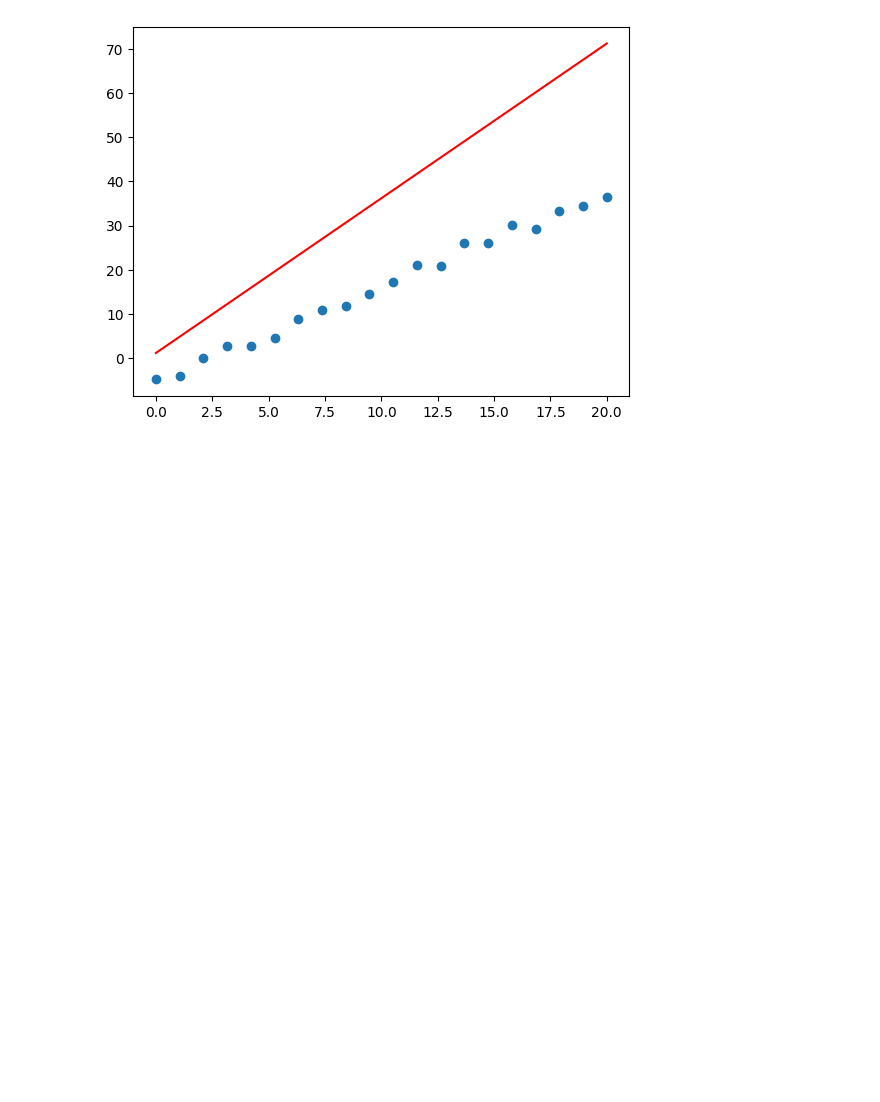
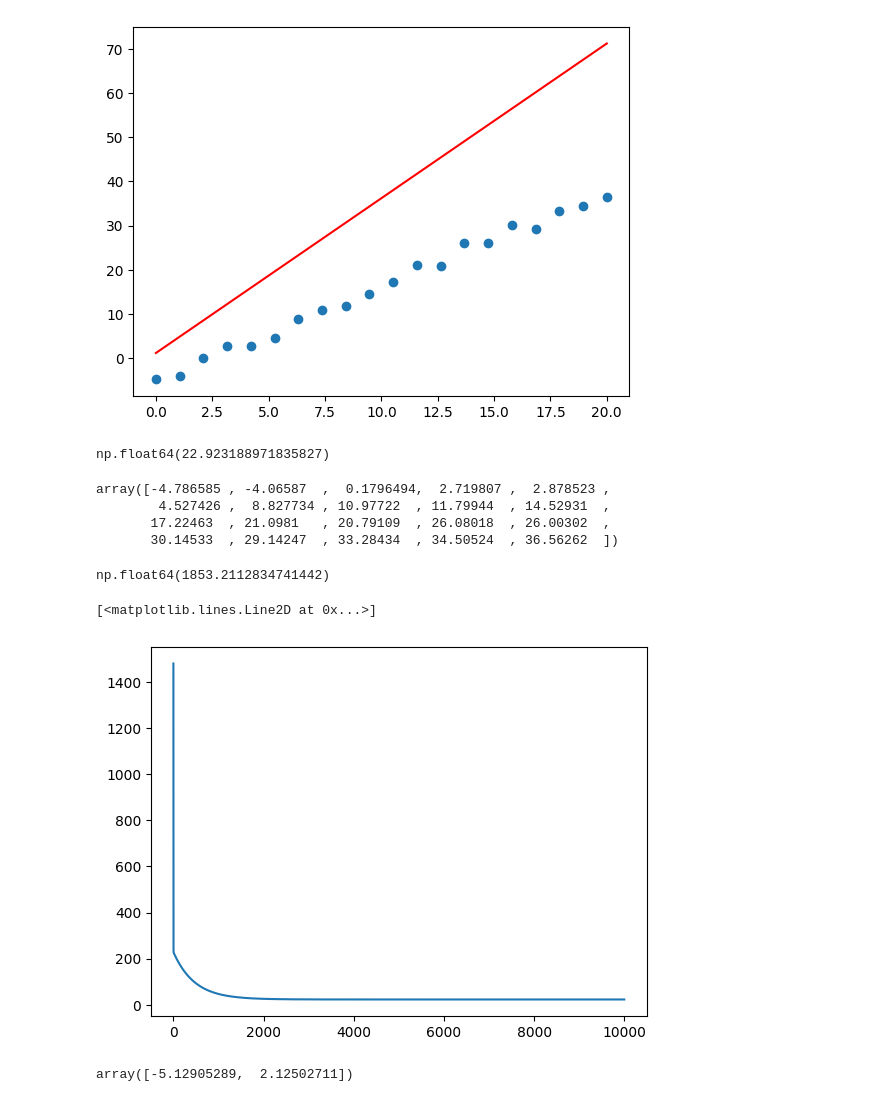
Before and after one commit to asegura4488/MetodosComputacionales2026, a Jupyter notebook: Semana11/RegresionLinealDescenso.ipynb, the cells around one changed output. Cells and saved outputs as stored; diff of their text form; code cells hidden in the pictures; blank space fills up the shorter version.

```diff
--- a/Semana11/RegresionLinealDescenso.ipynb
+++ b/Semana11/RegresionLinealDescenso.ipynb
@@ -58,3 +58,48 @@ plt.plot(_x,_y,color='r')
 # %% [output]
 [<matplotlib.lines.Line2D at 0x...>]
 [figure]
+# %%
+def chi2(p):
+  return np.sum( (y - Model(x,p))**2  )
+# %%
+chi2([-5.12,2.12])
+# %% [output]
+np.float64(22.923188971835827)
+# %%
+y
+# %% [output]
+array([-4.786585 , -4.06587  ,  0.1796494,  2.719807 ,  2.878523 ,
+        4.527426 ,  8.827734 , 10.97722  , 11.79944  , 14.52931  ,
+       17.22463  , 21.0981   , 20.79109  , 26.08018  , 26.00302  ,
+       30.14533  , 29.14247  , 33.28434  , 34.50524  , 36.56262  ])
+# %%
+theta0 = np.array([1.,1.])
+
+np.sum(x*(y - Model(x,theta0)))
+# %% [output]
+np.float64(1853.2112834741442)
+# %%
+theta0 = np.array([1.,1.])
+theta = theta0
+thetanew = theta0
+gamma = 0.0001
+
+history = np.array([theta0])
+historychi = np.array(chi2(theta0))
+
+for i in range(10000):
+  thetanew[0] = theta[0] + 2*gamma*np.sum(y - Model(x,theta))
+  thetanew[1] = theta[1] + 2*gamma*np.sum(x*(y - Model(x,theta)))
+  #print(thetanew)
+  theta = thetanew
+  history = np.vstack((history,thetanew))
+  historychi = np.append(historychi,chi2(thetanew))
+# %%
+plt.plot(historychi)
+# %% [output]
+[<matplotlib.lines.Line2D at 0x...>]
+[figure, added]
+# %%
+thetanew
+# %% [output]
+array([-5.12905289,  2.12502711])
```
Also changed, not shown: parts of 1 cell of this notebook.
